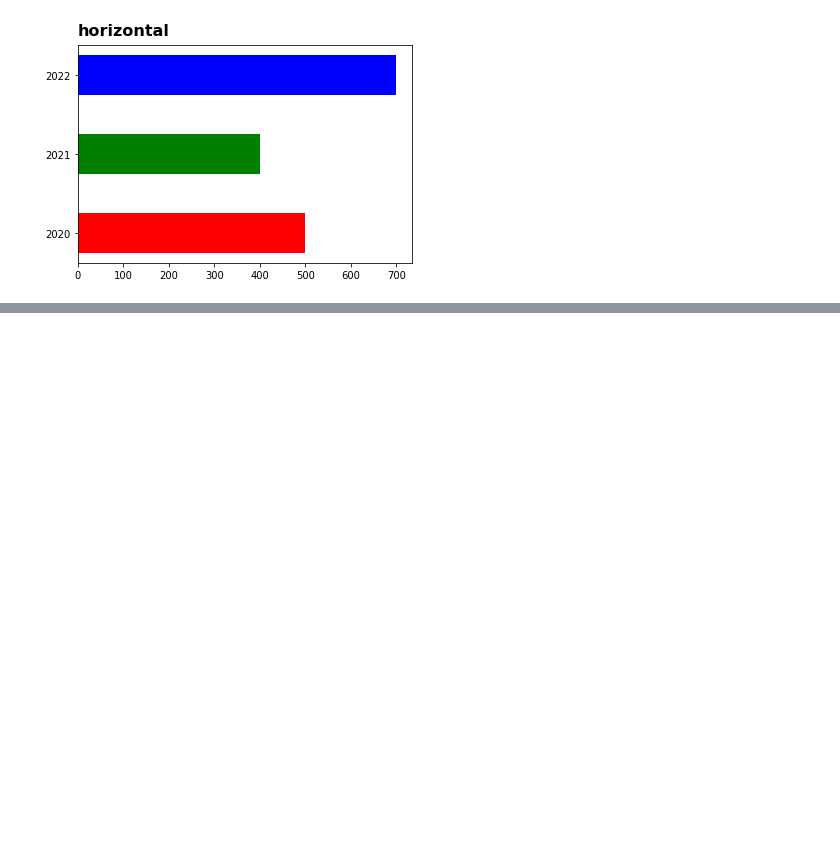
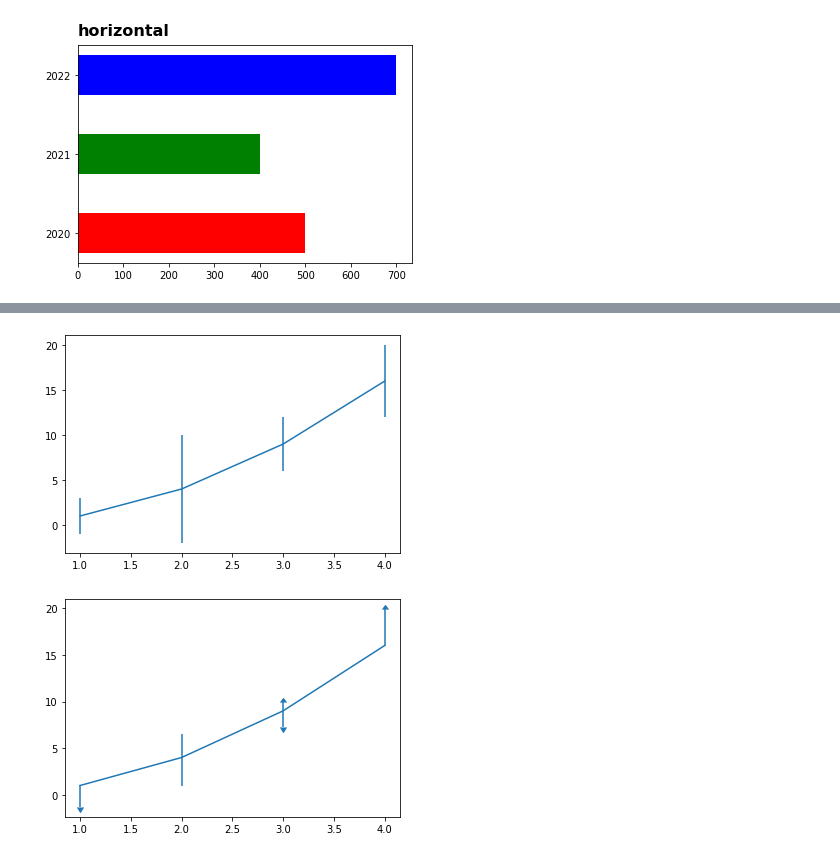
Before and after one commit to JGH94/python_MatplotLib, a Jupyter notebook: python_MatplotLib.ipynb, the cells around one changed output, grey strips where cells are left out. Drawn from its saved outputs; the diff is of its cells as text; code cells hidden in the pictures; blank space fills up the shorter version.

```diff
--- a/python_MatplotLib.ipynb
+++ b/python_MatplotLib.ipynb
@@ -265,3 +266,26 @@ plt.show()
 [figure]
 [figure]
 [figure]
+# %%
+# ErrorBar 표현
+# 기본 표현
+x = [1, 2, 3, 4]
+y = [1, 4, 9, 16]
+yerr = [2, 6, 3, 4] # 편차 중간지점 설정
+
+plt.errorbar(x, y, yerr=yerr)
+plt.show()
+
+# 비대칭 표현 및 up donw 표시
+x = [1, 2, 3, 4]
+y = [1, 4, 9, 16]
+yerr = [(2.3, 3.1, 1.7, 2.5), (1.1, 2.5, 0.9, 3.9)]
+
+upperlimits = [True, False, True, False] # Up 표시
+lowerlimits = [False, False, True, True] # Down 표시
+
+plt.errorbar(x, y, yerr=yerr,uplims=upperlimits, lolims=lowerlimits)
+plt.show()
+# %% [output]
+[figure, added]
+[figure, added]
```
Also changed, not shown: parts of 2 cells of this notebook.
